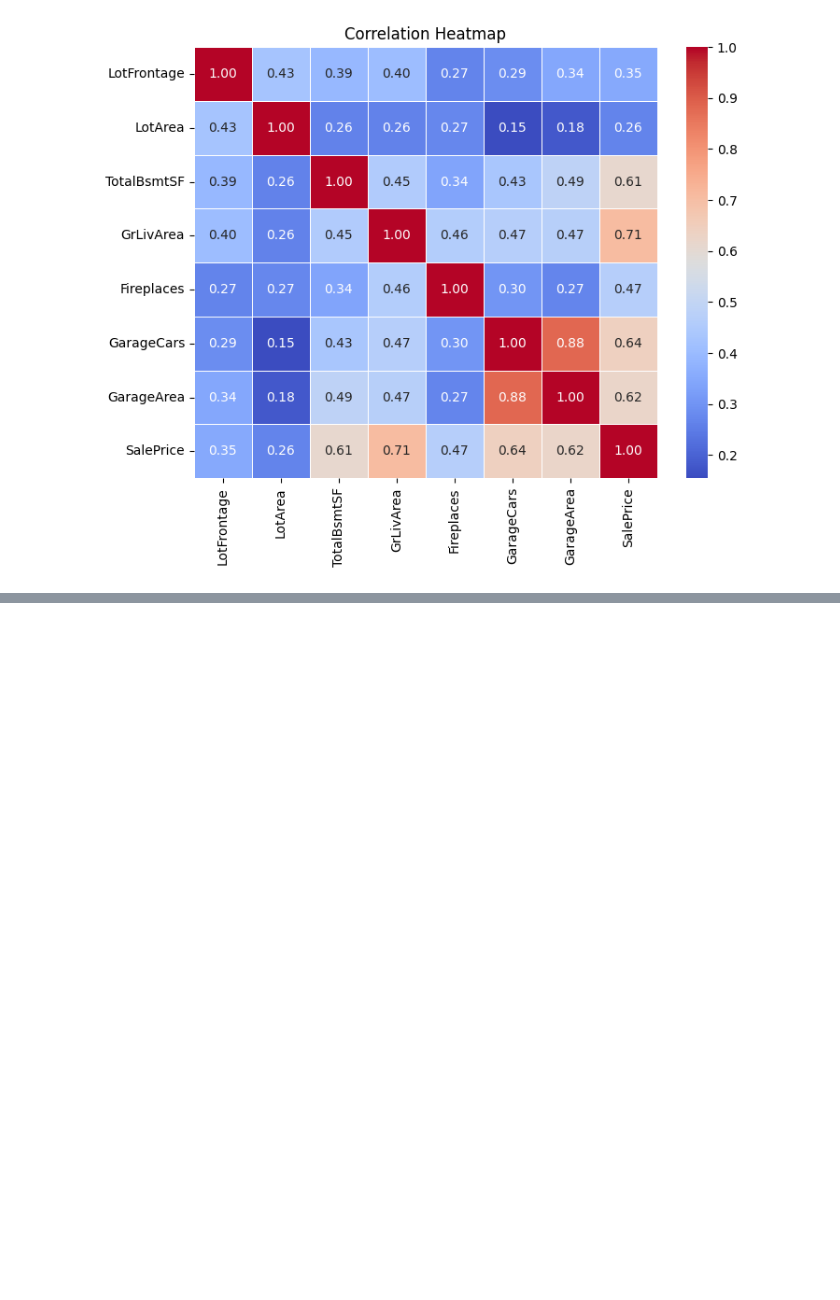
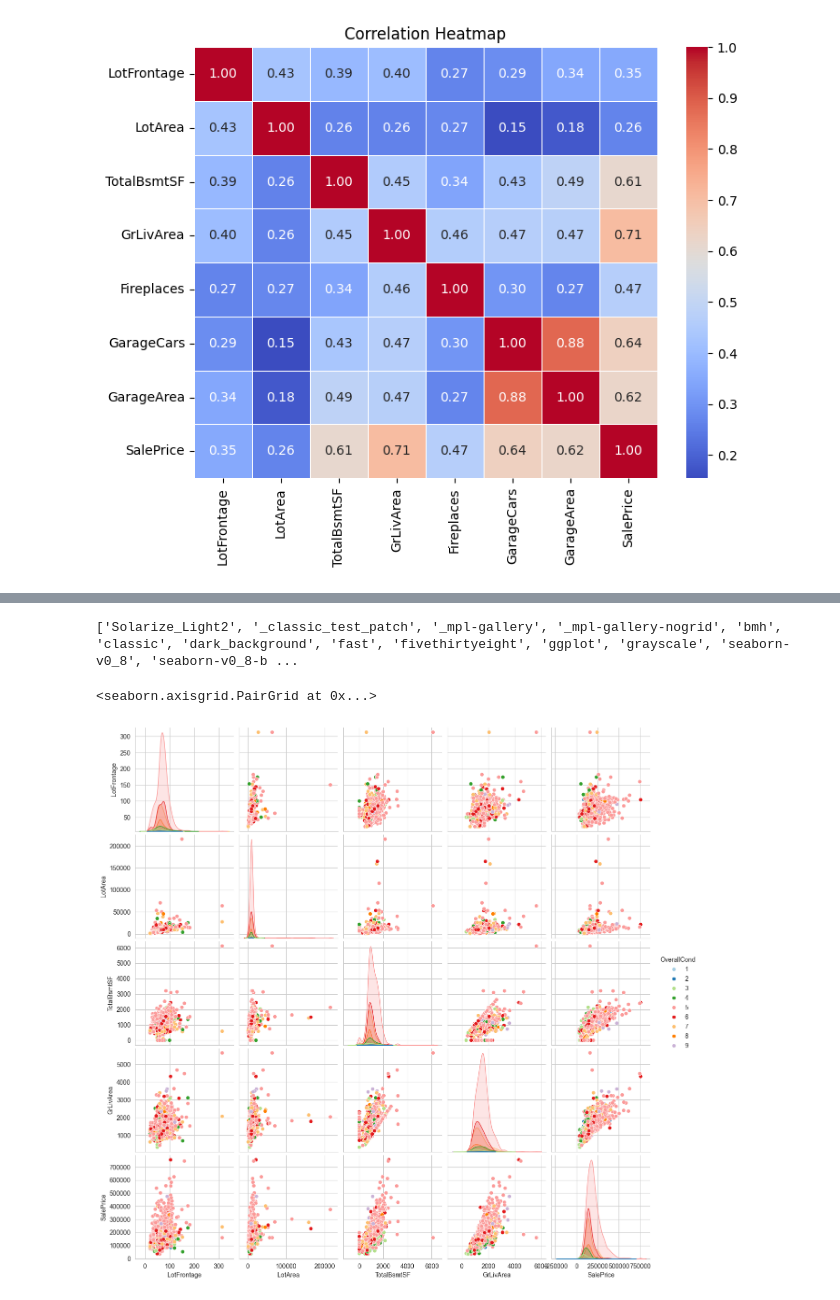
Before and after one commit to JordiNeil/ProyectoDSIA, a Jupyter notebook: EDA/EDA.ipynb, the cells around one changed output, grey strips where cells are left out. Drawn from its saved outputs; the diff is of its cells as text; code cells hidden in the pictures; blank space fills up the shorter version.

```diff
--- a/EDA/EDA.ipynb
+++ b/EDA/EDA.ipynb
@@ -184,0 +235,16 @@ plt.show()
+# %%
+selected_num_columns = ['LotFrontage','LotArea','TotalBsmtSF','GrLivArea','SalePrice']
+##Se selecciona porque garage cars porque tiene mejor correlacion con saleprice y ambas estaban muy correlacionadas
+categorical_columns_filtered =  ['Street','LandContour',
+                    'LandSlope','Utilities','Neighborhood','Condition1',
+                    'Condition2','HouseStyle','BldgType','OverallQual',
+                    'OverallCond','RoofStyle','Exterior1st',
+                    'ExterCond', 'BsmtCond','BsmtFinType1','CentralAir',
+                    'Heating','KitchenQual','TotRmsAbvGrd', 'GarageType',
+                    'GarageCond','PavedDrive',
+                    'SaleType','SaleCondition','Fireplaces',
+                    'GarageCars',
+                    ]
+
+## Neighborhood y MSZoning estan altamente correlacionados por lo que se dejara solo neighborhood
+## Exterior1st y exterior2st estan altamente correlacionados por lo que tomaremos solo exterior1
@@ -184,0 +335,10 @@ plt.show()
+# %%
+print(plt.style.available)
+# %% [output]
+['Solarize_Light2', '_classic_test_patch', '_mpl-gallery', '_mpl-gallery-nogrid', 'bmh', 'classic', 'dark_background', 'fast', 'fivethirtyeight', 'ggplot', 'grayscale', 'seaborn-v0_8', 'seaborn-v0_8-b ...
+# %%
+sns.pairplot(train_set[selected_num_columns+['OverallCond']],hue='OverallCond',palette='Paired')
+#plt.title('Precio de los apartamentos según la condición del inmueble')
+# %% [output]
+<seaborn.axisgrid.PairGrid at 0x...>
+[figure, added]
```
Also changed, not shown: parts of 9 cells of this notebook.
